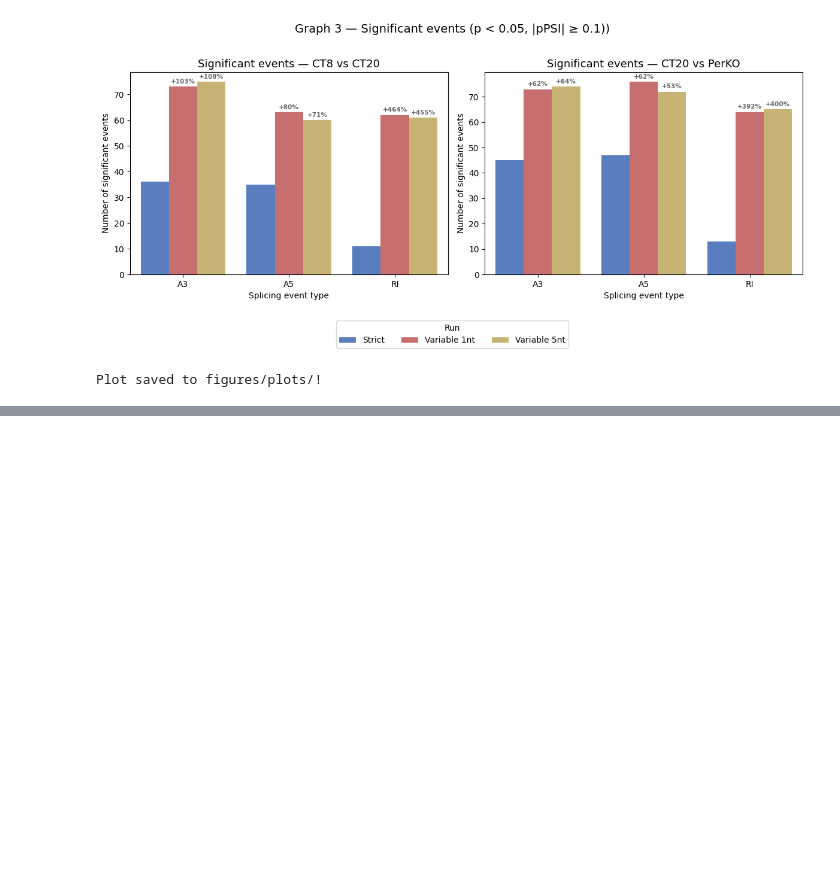
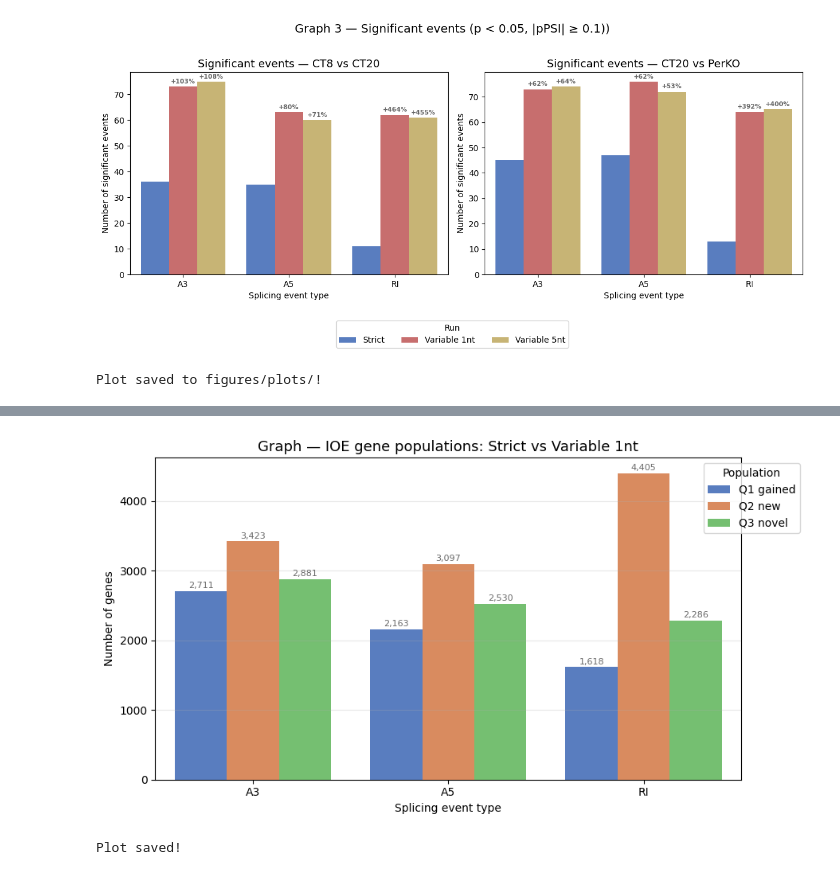
Before and after one commit to griceyrt/Internship, a Jupyter notebook: analysis/notebooks/02_barplots.ipynb, the cells around one changed output, grey strips where cells are left out. Drawn from its saved outputs; the diff is of its cells as text; code cells hidden in the pictures; blank space fills up the shorter version.

Commit message:
Move scripts to scripts/, update paths, add PSI comparison notebook and population plots

```diff
--- a/analysis/notebooks/02_barplots.ipynb
+++ b/analysis/notebooks/02_barplots.ipynb
@@ -338,0 +392,52 @@ Plot saved to figures/plots/!
+# %%
+df_pop_melted = df_pop.rename(columns={
+    "Q1 — gained events\n(strict → more, both present)": "Q1 gained",
+    "Q2 — new detections\n(0 → events in variable)":    "Q2 new",
+    "Q3 — novel transcript events\n(UUID IDs)":         "Q3 novel",
+}).melt(id_vars="Event", var_name="Population", value_name="Genes")
+
+muted = sns.color_palette("muted", 3)
+palette_pop = {
+    "Q1 gained": muted[0],
+    "Q2 new":    muted[1],
+    "Q3 novel":  muted[2],
+}
+
+fig, ax = plt.subplots(figsize=(9, 5))
+
+sns.barplot(
+    data=df_pop_melted,
+    x="Event", y="Genes", hue="Population",
+    palette=palette_pop, ax=ax
+)
+
+# Annotate bar heights
+for bar in ax.patches:
+    h = bar.get_height()
+    if h > 0:
+        ax.text(
+            bar.get_x() + bar.get_width() / 2,
+            h + 20,
+            f"{int(h):,}",
+            ha="center", va="bottom", fontsize=8, color="dimgray"
+        )
+
+ax.set_title(
+    "Graph — IOE gene populations: Strict vs Variable 1nt",
+    fontsize=13
+)
+ax.set_xlabel("Splicing event type")
+ax.set_ylabel("Number of genes")
+ax.legend(title="Population", loc="upper right", bbox_to_anchor=(1.11, 1.0))
+ax.grid(axis="y", alpha=0.3)
+
+plt.tight_layout()
+plt.savefig(
+    "../../figures/plots/barplot_ioe_populations.png",
+    dpi=150, bbox_inches="tight"
+)
+plt.show()
+print("Plot saved!")
+# %% [output]
+[figure, added]
+Plot saved!
```
Also changed, not shown: parts of 1 cell of this notebook, 15 other files.
